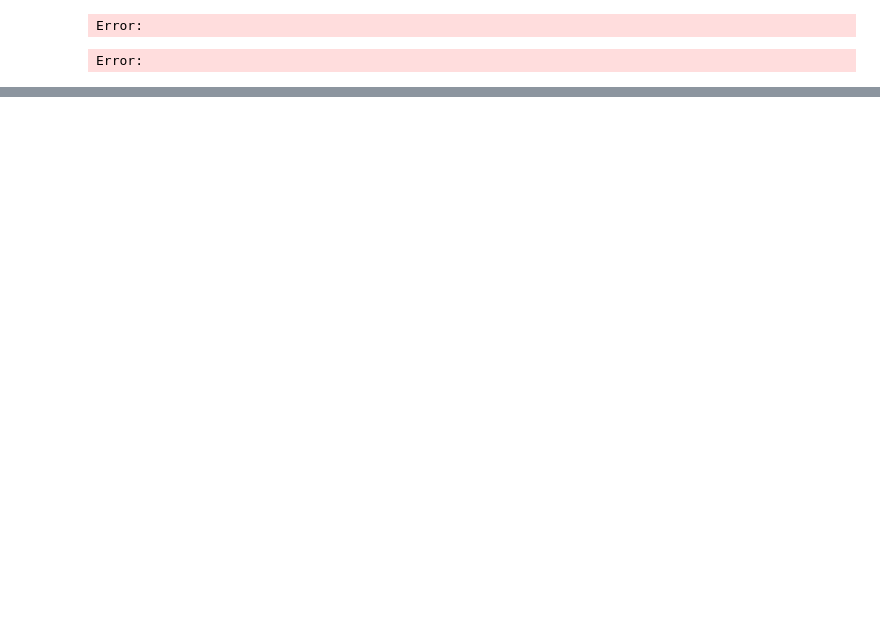
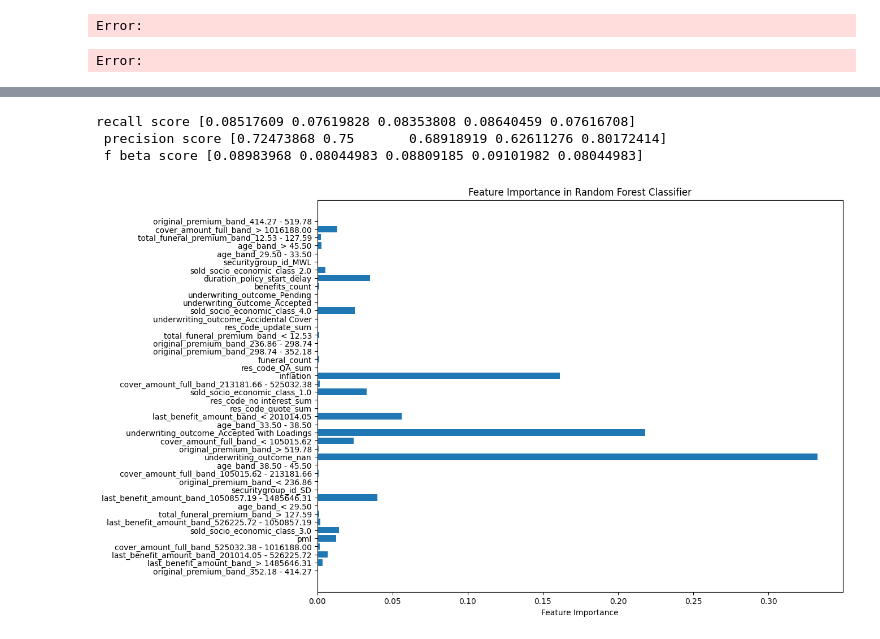
Before and after one commit to Christine-H-code/LapseRate_modeling, a Jupyter notebook: at_incept_modeling.ipynb, the cells around one changed output, grey strips where cells are left out. Saved outputs shown, nothing was run; the diff lists cells and outputs as text; code cells hidden in the pictures; blank space fills up the shorter version.

```diff
--- a/at_incept_modeling.ipynb
+++ b/at_incept_modeling.ipynb
@@ -139,0 +653,2 @@ at_inception=pd.DataFrame(pd.read_csv(path+"inception_data_v4.csv"))
+# %%
+X_train,x_test, Y_train, y_test = data_prep(path+"inception_data_eco_v3.csv",imp_features,target)
@@ -139,0 +668,20 @@ at_inception=pd.DataFrame(pd.read_csv(path+"inception_data_v4.csv"))
+# %%
+b=4 #ratio of recall to precision
+#getting best params
+param_dist = {'n_estimators': randint(50,500),
+              'min_samples_leaf': randint(1000,4000)}
+
+# Create a random forest classifier
+rf = RandomForestClassifier()
+
+# Use random search to find the best hyperparameters
+fbeta_scorer = make_scorer(fbeta_score, beta=b)
+rand_search = RandomizedSearchCV(rf,
+                                 param_distributions = param_dist,
+                                 n_iter=50,
+                                 cv=5,
+                                 scoring='recall', random_state=42)
+
+# Fit the random search object to the data
+rand_search.fit(X_train, Y_train)
+print(f'best score {rand_search.best_score_}\n best eatimator {rand_search.best_estimator_}\n best params {rand_search.best_params_}\n ')
@@ -139,0 +698,26 @@ at_inception=pd.DataFrame(pd.read_csv(path+"inception_data_v4.csv"))
+# %%
+n_estimators=302
+min_samples_leaf=1021
+rfc = RandomForestClassifier(n_estimators=n_estimators, min_samples_leaf=min_samples_leaf, random_state=42)
+recall = cross_val_score(rfc, X_train, Y_train, cv=5, scoring='recall')
+precision = cross_val_score(rfc,X_train, Y_train, cv=5, scoring='precision')
+fbeta_scorer = make_scorer(fbeta_score, beta=b)
+fb = cross_val_score(rfc,X_train, Y_train, cv=5, scoring=fbeta_scorer)
+
+print(f'recall score {recall}\n precision score {precision}\n f beta score {fb}')
+# %% [output]
+recall score [0.08517609 0.07619828 0.08353808 0.08640459 0.07616708]
+ precision score [0.72473868 0.75       0.68918919 0.62611276 0.80172414]
+ f beta score [0.08983968 0.08044983 0.08809185 0.09101982 0.08044983]
+# %%
+rfc.fit(X_train.copy(),Y_train.copy())
+y_pred = rfc.predict(x_test)
+# %%
+feature_importances =rfc.feature_importances_
+plt.figure(figsize=(12, 9))
+plt.barh(X_train.columns, feature_importances)
+plt.xlabel('Feature Importance')
+plt.title('Feature Importance in Random Forest Classifier')
+plt.show()
+# %% [output]
+[figure, added]
```
Also changed, not shown: parts of 64 cells of this notebook.
